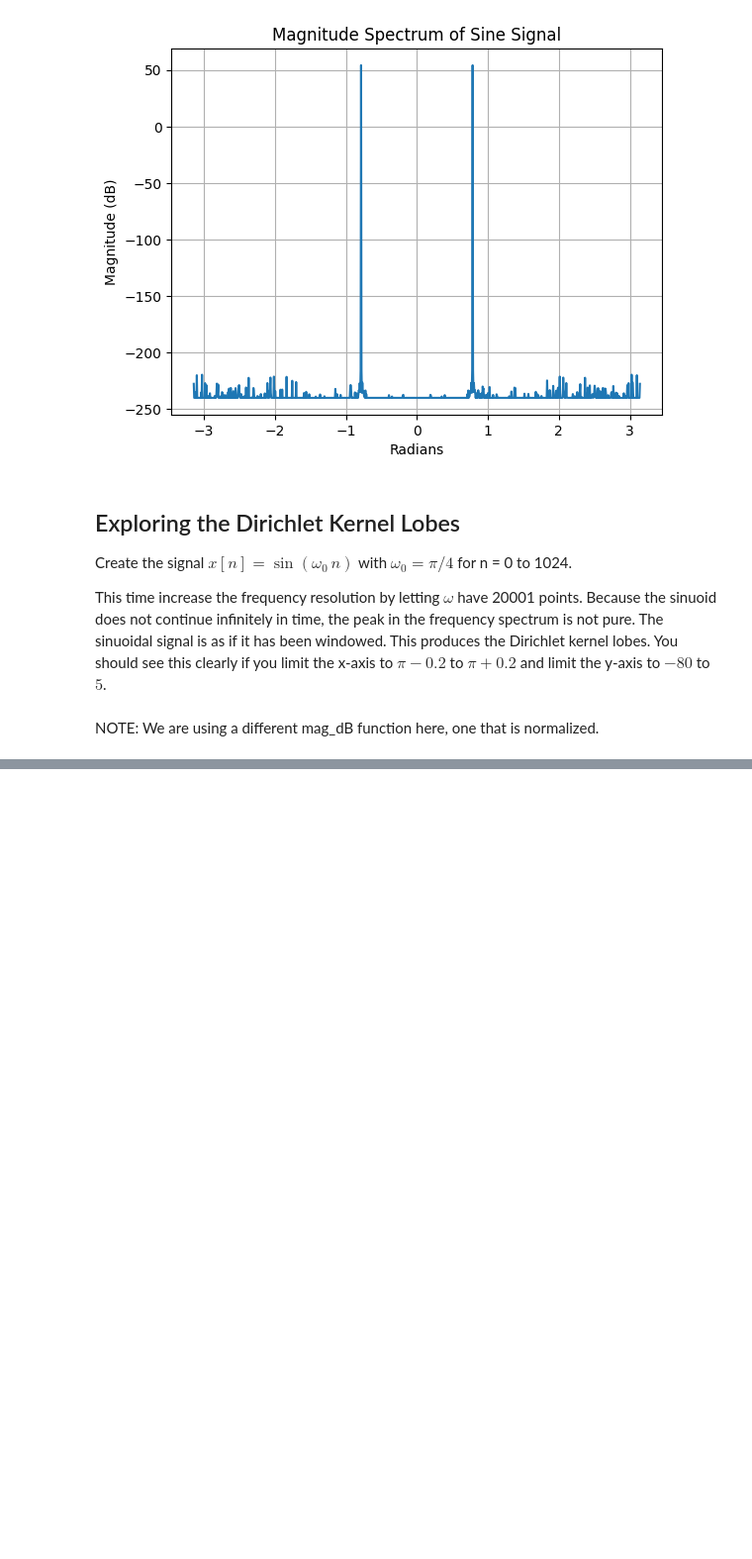
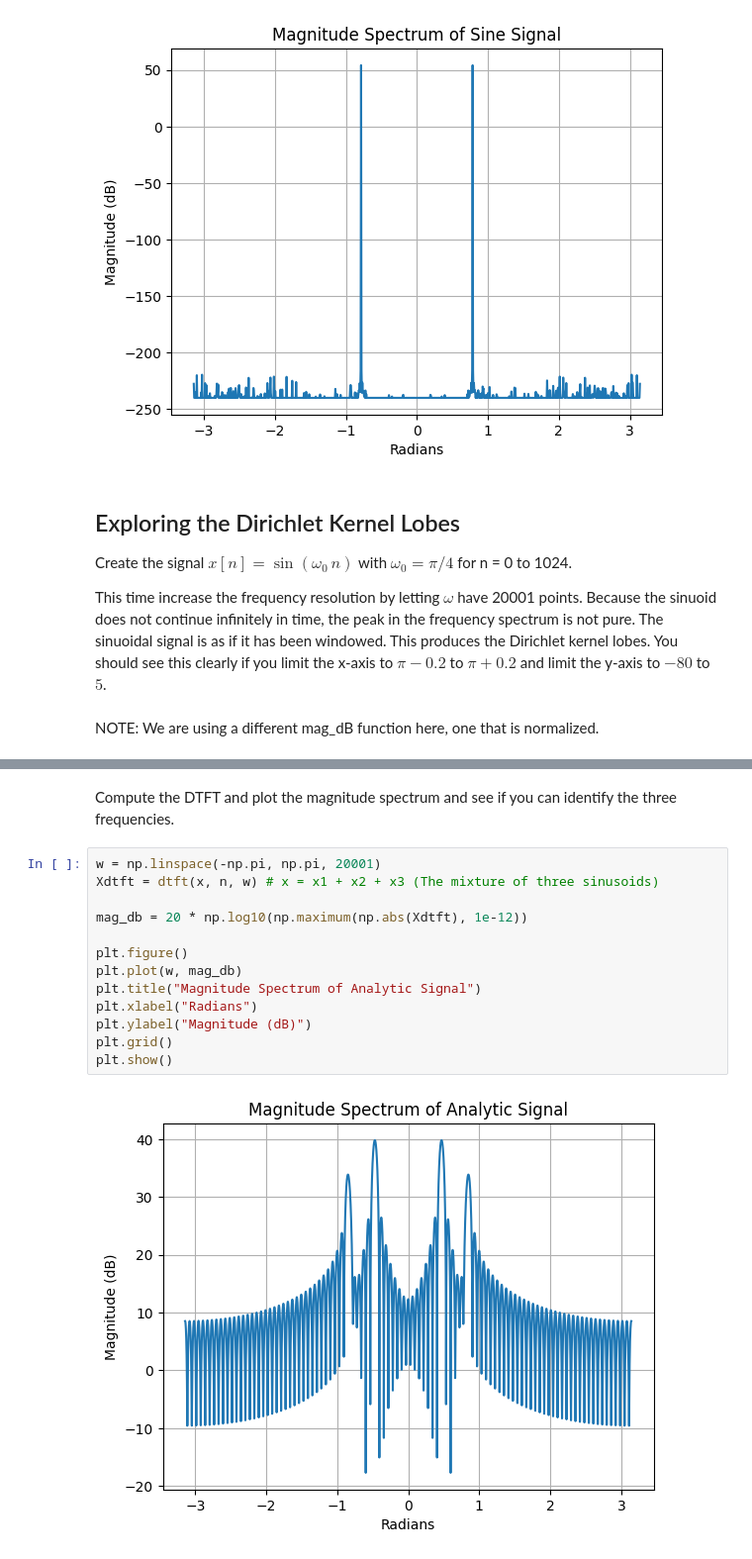
Before and after one commit to mtan0587/DSP, a Jupyter notebook: Discrete-Time Fourier Transform/DTFT.ipynb, the cells around one changed output, grey strips where cells are left out. Shown at 99% size. Drawn from its saved outputs; the diff is of its cells as text; blank space fills up the shorter version.

```diff
--- a/Discrete-Time Fourier Transform/DTFT.ipynb
+++ b/Discrete-Time Fourier Transform/DTFT.ipynb
@@ -182,0 +238,17 @@ plt.grid()
+# %% [markdown]
+Compute the DTFT and plot the magnitude spectrum and see if you can identify the three frequencies.
+# %%
+w = np.linspace(-np.pi, np.pi, 20001)
+Xdtft = dtft(x, n, w) # x = x1 + x2 + x3 (The mixture of three sinusoids)
+
+mag_db = 20 * np.log10(np.maximum(np.abs(Xdtft), 1e-12))
+
+plt.figure()
+plt.plot(w, mag_db)
+plt.title("Magnitude Spectrum of Analytic Signal")
+plt.xlabel("Radians")
+plt.ylabel("Magnitude (dB)")
+plt.grid()
+plt.show()
+# %% [output]
+[figure, added]
```
Also changed, not shown: parts of 22 cells of this notebook.
